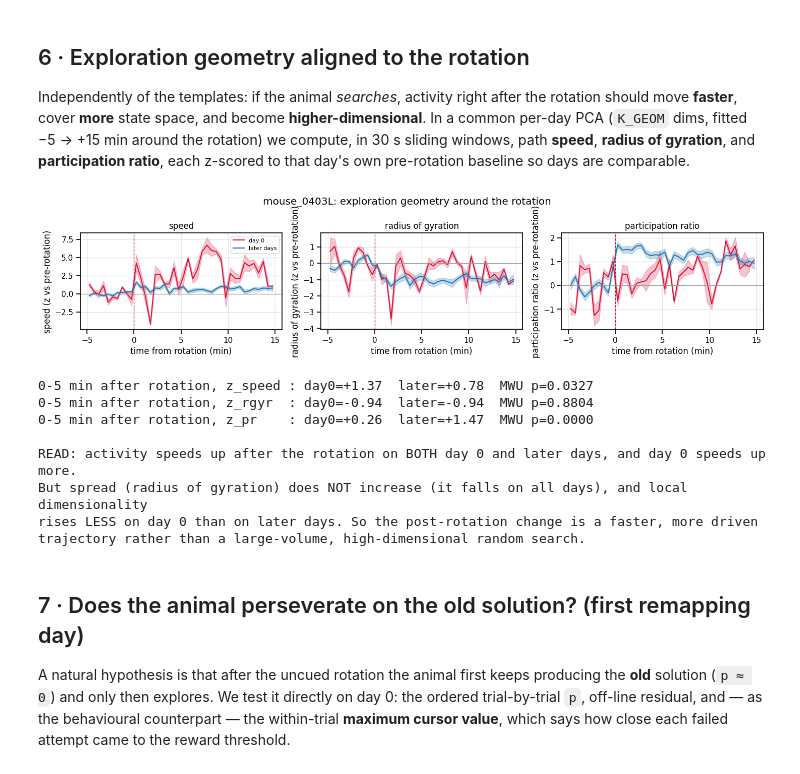
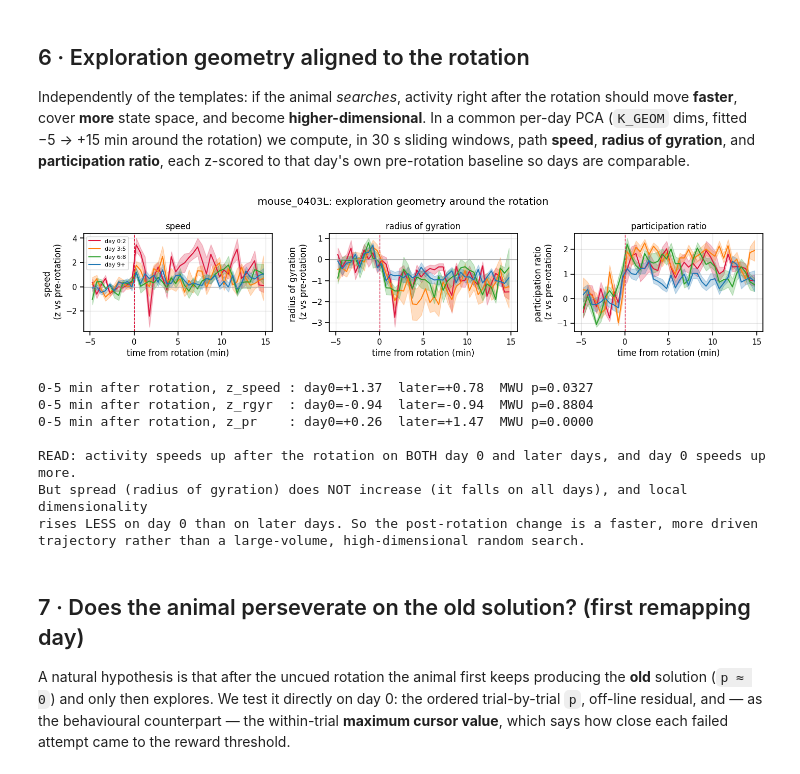
Before and after one commit to ArAbolghasemi/BCI_analysis, a Jupyter notebook: neural_exploration_remapping.ipynb, the cells around one changed output. Cells and saved outputs as stored; diff of their text form; code cells hidden in the pictures.

```diff
--- a/neural_exploration_remapping.ipynb
+++ b/neural_exploration_remapping.ipynb
@@ -53,6 +53,7 @@ from matplotlib.collections import LineCollection
 from matplotlib import animation
 import seaborn as sns
 from scipy.stats import spearmanr, wilcoxon, mannwhitneyu
+from scipy.ndimage import gaussian_filter1d
 
 REPO = Path.cwd(); sys.path.insert(0, str(REPO / "utilities"))
 import importlib, neural_analysis_utils as na; importlib.reload(na)
@@ -68,10 +69,11 @@ DATA_ROOT = Path(r"C:\Data\datasets\bmi_packets\bmi_packets")
 MOUSE = "mouse_0403L"
 OUT = REPO / "output" / MOUSE / "exploration"; OUT.mkdir(parents=True, exist_ok=True)
 
-ENDPOINT_SEC = 1.0      # last-1s window defining a trial's "solution" state
+ENDPOINT_SEC = 0.5      # last-.5s window defining a trial's "solution" state
 K_GEOM = 20             # PCA dims for exploration geometry
 WIN_SEC, STEP_SEC = 30.0, 10.0
 MISS_WINDOW_SEC = 20.0  # max trial duration in this dataset
+TRAJ_SMOOTH_SIGMA_BINS = 2.0   # DISPLAY-ONLY smoothing of the drawn path (0 = off); 2 bins ~ 330 ms
 USE_CACHE = True
 TAG = f"b{BIN_SIZE_FRAMES}_e{ENDPOINT_SEC}_k{K_GEOM}"
 sns.set_context("notebook")
@@ -434 +476,10 @@ smoke test OK -> smoke_test.mp4 (20 frames, 0.21 MB)
+# %%
+RENDER_FULL_ANIMATIONS_FULL = True
+if RENDER_FULL_ANIMATIONS_FULL:
+    for ii in [0, 3, 6, 9, 12]:
+        b = beh.iloc[ii]
+        day = b.day
+        p_, n_ = make_trajectory_animation(day, b.remap_min - 5, b.remap_min + 10,
+                                        OUT / f"anim_day{ii}_full.mp4", smooth_sigma=2, step_sec=.25, fps=20)
+        print(f"day {ii} full:", p_.name, n_, "frames")
 # %%
@@ -489,9 +545,10 @@ def day_geometry(day, di):
         for k, i in enumerate(idx):
             rows.append(dict(day=day, remap_day=di, block=bname, k=k, success=trials.success[i],
                              p=p[k], resid=res[k], L=L, spread=spread))
-    lab = na.label_timepoints(trials, T, sr=SRB)
-    p, res = solution_coords(na.subsample_rows(X[:, lab == na.STATE_ITI].T, 1500), T_int, T_new, spread)
-    rows.append(dict(day=day, remap_day=di, block="ITI", k=-1, success=np.nan,
+    base_iv = na.baseline_intervals(trials, T, exclude_sec=10.0, sr=SRB, min_len_sec=2.0,
+                                    reward_frames=rew, miss_dur_sec=MISS_WINDOW_SEC)
+    p, res = solution_coords(na.subsample_rows(na.intervals_to_matrix(X, base_iv), 1500), T_int, T_new, spread)
+    rows.append(dict(day=day, remap_day=di, block="baseline", k=-1, success=np.nan,
                      p=float(np.mean(p)), resid=float(np.mean(res)), L=L, spread=spread))
     return rows
 
@@ -504,7 +561,7 @@ else:
     sol_df = pd.DataFrame(rows); sol_df.to_csv(geo_fp2, index=False)
 
 chk = sol_df[sol_df.success == 1].groupby("block")[["p", "resid"]].mean()
-chk.loc["ITI"] = sol_df[sol_df.block == "ITI"][["p", "resid"]].mean()
+chk.loc["baseline"] = sol_df[sol_df.block == "baseline"][["p", "resid"]].mean()
 print("VALIDATION (mean over days):"); print(chk.round(2).to_string())
 print(""); print("-> washout successes fall back to p~0 (independent check that p tracks the SOLUTION, not time),")
 print("   and the ITI state sits at intermediate p with the LARGEST residual = near NEITHER solution.")
@@ -521,34 +578,36 @@ ITI        0.63   1.28
    and the ITI state sits at intermediate p with the LARGEST residual = near NEITHER solution.
 # %%
 new_tr = sol_df[(sol_df.block == "new") & (sol_df.k < 40)]
-iti_p = sol_df[sol_df.block == "ITI"].p.mean(); iti_r = sol_df[sol_df.block == "ITI"].resid.mean()
+iti_p = sol_df[sol_df.block == "baseline"].p.mean(); iti_r = sol_df[sol_df.block == "baseline"].resid.mean()
 fig, axes = plt.subplots(1, 3, figsize=(14.5, 3.6))
 for ax, col, lab, ref in [(axes[0], "p", "position p (0=intuitive, 1=new)", iti_p),
                           (axes[1], "resid", "off-line residual (trial-spread units)", iti_r)]:
     for lbl, sel, cc in [("day 0", new_tr[new_tr.remap_day == 0], "crimson"),
-                         ("later days", new_tr[new_tr.remap_day > 0], "tab:blue")]:
+                         ("day 7", new_tr[new_tr.remap_day == 7], "tab:green"),
+                         ("later days", new_tr[new_tr.remap_day > 7], "tab:blue")]:
         g = sel.groupby("k")[col].agg(["mean", "sem"])
         ax.plot(g.index, g["mean"], color=cc, label=lbl)
         ax.fill_between(g.index, g["mean"] - g["sem"], g["mean"] + g["sem"], color=cc, alpha=0.25)
-    ax.axhline(ref, color="0.5", ls=":", label="ITI reference")
+    ax.axhline(ref, color="0.5", ls=":", label="baseline reference")
     if col == "p":
         ax.axhline(0, color="navy", lw=0.8, ls="--"); ax.axhline(1, color="purple", lw=0.8, ls="--")
     ax.set(xlabel="trial after rotation", ylabel=lab); ax.legend(fontsize=7); ax.grid(alpha=0.3)
-g0 = new_tr[new_tr.remap_day == 0]; gL = new_tr[new_tr.remap_day > 0]
+g0 = new_tr[new_tr.remap_day == 0]; g7=new_tr[new_tr.remap_day == 7]; gL = new_tr[new_tr.remap_day > 5]
 axes[2].scatter(gL.p, gL.resid, s=8, alpha=0.3, color="tab:blue", label="later days")
 axes[2].scatter(g0.p, g0.resid, s=14, alpha=0.7, color="crimson", label="day 0")
+axes[2].scatter(g7.p, g7.resid, s=14, alpha=0.7, color="tab:green", label="day 7")
 axes[2].scatter([0], [sol_df[(sol_df.block=="intuitive")&(sol_df.success==1)].resid.mean()], s=160, marker="X", color="navy", zorder=5, label="$T_{int}$")
 axes[2].scatter([1], [sol_df[(sol_df.block=="new")&(sol_df.success==1)].resid.mean()], s=160, marker="X", color="purple", zorder=5, label="$T_{new}$")
-axes[2].scatter([iti_p], [iti_r], s=140, marker="s", color="0.4", zorder=5, label="ITI")
+axes[2].scatter([iti_p], [iti_r], s=140, marker="s", color="0.4", zorder=5, label="baseline")
 axes[2].set(xlabel="p", ylabel="off-line residual", title="first 40 new-axis trials"); axes[2].legend(fontsize=7); axes[2].grid(alpha=0.3)
 fig.suptitle(f"{MOUSE}: where the population sits relative to the two solutions, after the rotation")
 fig.tight_layout(); fig.savefig(OUT / "A5_solution_coords.png", dpi=150); plt.show()
 
-for lbl, sel in [("day 0", g0), ("later", gL)]:
+for lbl, sel in [("day 0", g0), ("day 6", g7), ("later", gL)]:
     f5 = sel[sel.k < 5]
     print(f"{lbl:6s} first 5 trials after rotation: p={f5.p.mean():+.2f}  resid={f5.resid.mean():.2f}")
 u, pv = mannwhitneyu(g0[g0.k < 5].p, gL[gL.k < 5].p)
-print(f"p, first 5 trials, day0 vs later: MWU p={pv:.4f}   (ITI reference p={iti_p:.2f}, resid={iti_r:.2f})")
+print(f"p, first 5 trials, day0 vs later: MWU p={pv:.4f}   (baseline reference p={iti_p:.2f}, resid={iti_r:.2f})")
 u2, pv2 = mannwhitneyu(g0.resid, gL.resid)
 print(f"off-line residual over first 40 trials: day0={g0.resid.mean():.2f} later={gL.resid.mean():.2f} MWU p={pv2:.2e}")
 # %% [output]
@@ -585,36 +645,39 @@ else:
     for i, d in enumerate(tqdm(REMAP_DAYS, desc="geometry")): rows += geometry_rows(d, i)
     geo = pd.DataFrame(rows); geo.to_csv(geo_fp, index=False)
 
 geo = geo.sort_values(["remap_day", "t_min"]).reset_index(drop=True)
 pre = geo[geo.t_min < 0]
 for c in ["speed", "rgyr", "pr"]:
     mu = geo.remap_day.map(pre.groupby("remap_day")[c].mean())
     sd = geo.remap_day.map(pre.groupby("remap_day")[c].std())
     geo[f"z_{c}"] = (geo[c] - mu) / (sd + 1e-9)
 
 bins = np.arange(-5, 15.01, 0.5); geo["tb"] = pd.cut(geo.t_min, bins, labels=(bins[:-1] + 0.25))
 fig, axes = plt.subplots(1, 3, figsize=(14.5, 3.4))
 for ax, col, lab in zip(axes, ["z_speed", "z_rgyr", "z_pr"], ["speed", "radius of gyration", "participation ratio"]):
-    for lbl, sel, cc in [("day 0", geo[geo.remap_day == 0], "crimson"), ("later days", geo[geo.remap_day > 0], "tab:blue")]:
+    for lbl, sel, cc in [("day 0:2", geo[geo.remap_day <= 2], "crimson"),
+                         ("day 3:5", geo[(geo.remap_day > 2) & (geo.remap_day <= 5)], "tab:orange"),
+                        ("day 6:8", geo[(geo.remap_day > 5) & (geo.remap_day <= 8)], "tab:green"),
+                        ("day 9+", geo[geo.remap_day > 8], "tab:blue")]:
         g = sel.groupby("tb", observed=True)[col].agg(["mean", "sem"]).reset_index(); x = g.tb.astype(float)
         ax.plot(x, g["mean"], color=cc, label=lbl); ax.fill_between(x, g["mean"] - g["sem"], g["mean"] + g["sem"], color=cc, alpha=0.25)
     ax.axvline(0, color="crimson", ls="--", lw=1); ax.axhline(0, color="0.6", lw=0.8)
-    ax.set(xlabel="time from rotation (min)", ylabel=f"{lab} (z vs pre-rotation)", title=lab); ax.grid(alpha=0.3)
+    ax.set(xlabel="time from rotation (min)", ylabel=f"{lab} \n (z vs pre-rotation)", title=lab); ax.grid(alpha=0.3)
 axes[0].legend(fontsize=8)
 fig.suptitle(f"{MOUSE}: exploration geometry around the rotation")
 fig.tight_layout(); fig.savefig(OUT / "A6_exploration_geometry.png", dpi=150); plt.show()
 
 post = geo[(geo.t_min > 0) & (geo.t_min < 5)]
 for col in ["z_speed", "z_rgyr", "z_pr"]:
     a = post[post.remap_day == 0][col].dropna(); b_ = post[post.remap_day > 0][col].dropna()
     u, pv = mannwhitneyu(a, b_)
     print(f"0-5 min after rotation, {col:8s}: day0={a.mean():+.2f}  later={b_.mean():+.2f}  MWU p={pv:.4f}")
 print(""); print("READ: activity speeds up after the rotation on BOTH day 0 and later days, and day 0 speeds up more.")
 print("But spread (radius of gyration) does NOT increase (it falls on all days), and local dimensionality")
 print("rises LESS on day 0 than on later days. So the post-rotation change is a faster, more driven")
 print("trajectory rather than a large-volume, high-dimensional random search.")
 # %% [output]
-[figure, old version]
+[figure, new version]
 0-5 min after rotation, z_speed : day0=+1.37  later=+0.78  MWU p=0.0327
 0-5 min after rotation, z_rgyr  : day0=-0.94  later=-0.94  MWU p=0.8804
 0-5 min after rotation, z_pr    : day0=+0.26  later=+1.47  MWU p=0.0000
```
Also changed, not shown: parts of 20 cells of this notebook, 38 other files.
